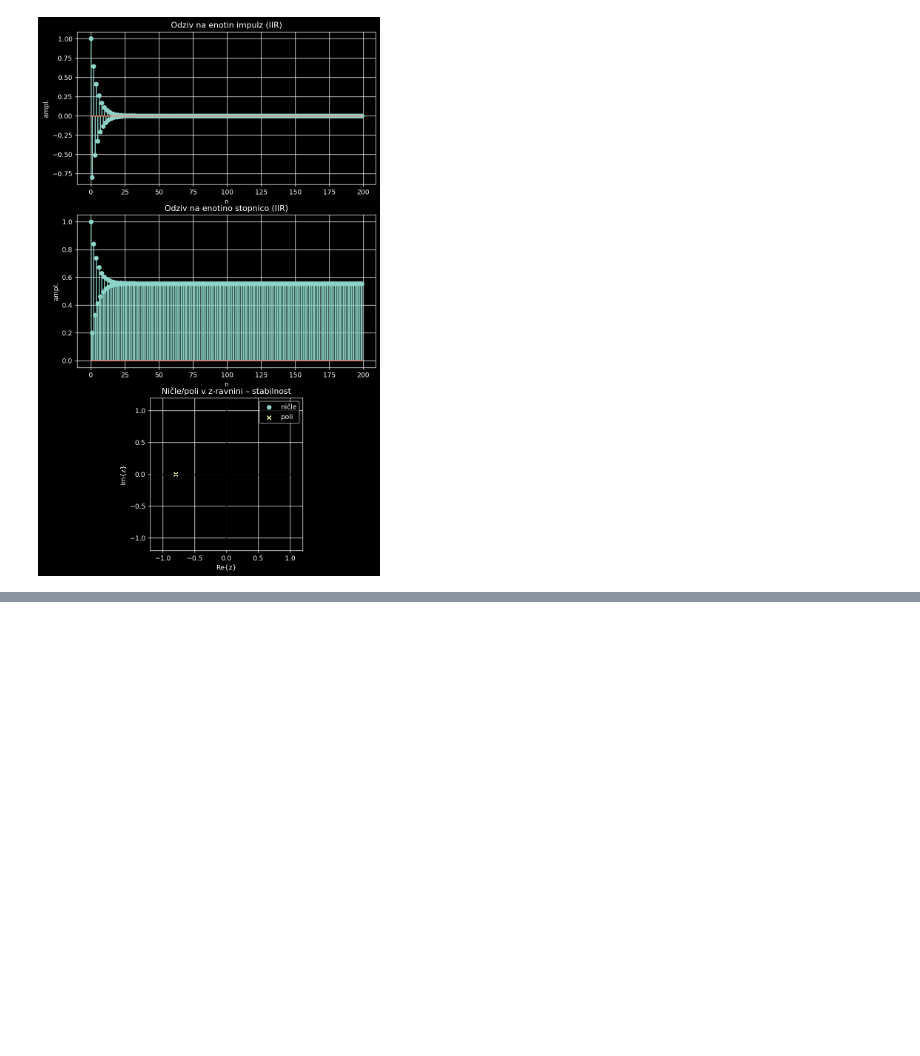
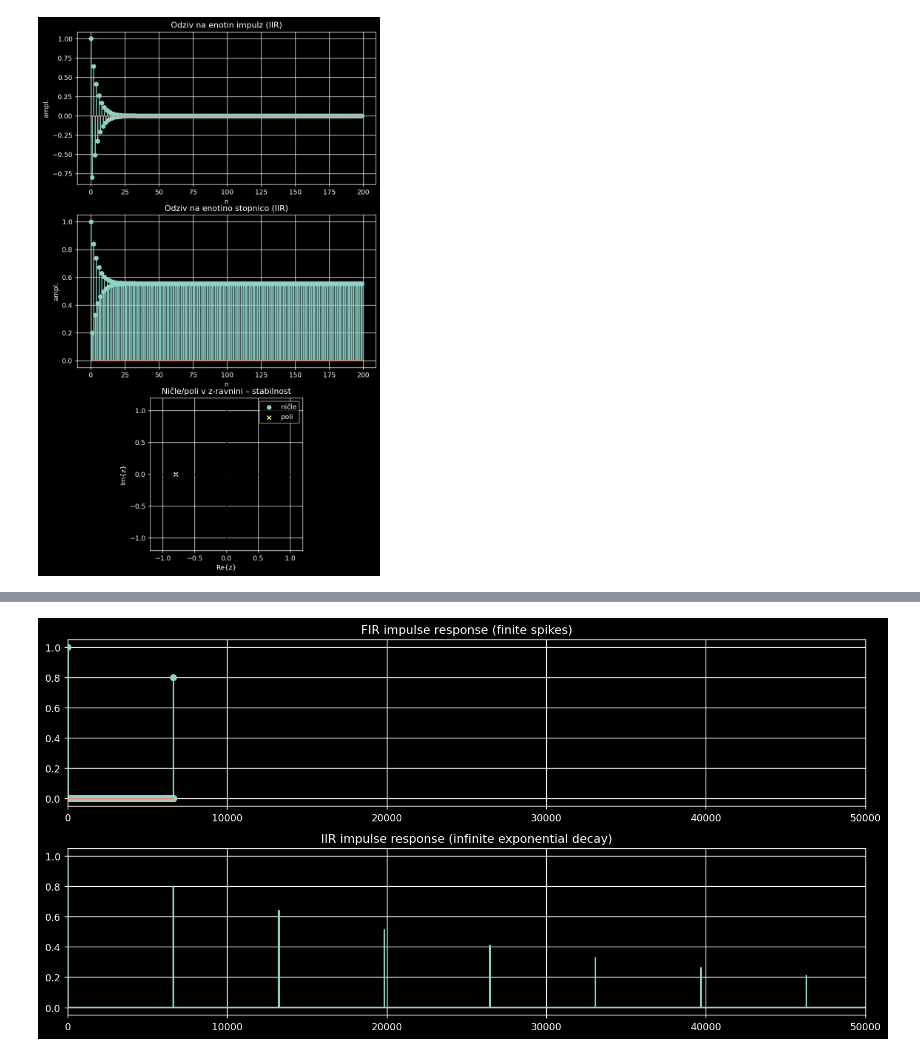
Before and after one commit to LAPSyLAB/DSP_Python_notes_and_examples, a Jupyter notebook: Predavanja/02_Diskretni_signali_in_sistemi/02_Diskretni_signali_in_sistemi.ipynb, the cells around one changed output, grey strips where cells are left out. Cells and saved outputs as stored; diff of their text form; code cells hidden in the pictures; blank space fills up the shorter version.

```diff
--- a/Predavanja/02_Diskretni_signali_in_sistemi/02_Diskretni_signali_in_sistemi.ipynb
+++ b/Predavanja/02_Diskretni_signali_in_sistemi/02_Diskretni_signali_in_sistemi.ipynb
@@ -372,0 +406,90 @@ Text(0, 0.5, 'Im{z}')
+# %%
+
+
+# -------------------------
+# Load WAV (mono or stereo → take left)
+# -------------------------
+WAV_PATH = "../../Data/Audio/danes_je_lep_dan.wav"
+sr, x = wavfile.read(WAV_PATH)
+
+# Convert to float32 [-1, 1]
+x = x.astype(np.float32)
+if x.dtype.kind in ('i', 'u'):
+    x /= np.iinfo(np.int16).max
+
+# Use left channel if stereo
+if x.ndim > 1:
+    x = x[:, 0]
+
+print("Sample rate:", sr, "samples:", len(x))
+
+# -------------------------
+# Parameters (simple manual control)
+# -------------------------
+delay_sec   = 0.30
+decay_fir   = 0.8
+repeats_fir = 1
+feedback_iir = 0.8        # |g| < 1 for stability
+
+# -------------------------
+# FIR echo using convolution
+# -------------------------
+D = int(delay_sec * sr)                       # delay in samples
+h_fir = np.zeros(D * repeats_fir + 1)         # FIR impulse response
+for k in range(repeats_fir + 1):
+    h_fir[k * D] = decay_fir ** k
+
+y_fir = np.convolve(x, h_fir)[:len(x)]
+
+# -------------------------
+# IIR echo using lfilter
+# -------------------------
+b = np.array([1.0])
+a = np.zeros(D + 1)
+a[0] = 1.0
+a[-1] = -feedback_iir
+
+y_iir = lfilter(b, a, x)
+
+# -------------------------
+# Impulse responses
+# -------------------------
+N = 50000                      # long visualization
+imp = np.zeros(N)
+imp[0] = 1.0
+
+ir_fir = h_fir
+ir_iir = lfilter(b, a, imp)
+
+# -------------------------
+# Plot impulse responses
+# -------------------------
+fig, axs = plt.subplots(2, 1, figsize=(12, 6))
+
+# FIR
+axs[0].stem(np.arange(len(ir_fir)), ir_fir)
+axs[0].set_title("FIR impulse response (finite spikes)")
+axs[0].set_xlim(0, N)
+axs[0].grid(True)
+
+# IIR
+axs[1].plot(ir_iir)
+axs[1].set_title("IIR impulse response (infinite exponential decay)")
+axs[1].set_xlim(0, N)
+axs[1].grid(True)
+
+plt.tight_layout()
+plt.show()
+
+# -------------------------
+# Playback
+# -------------------------
+print("Original")
+display(Audio(x, rate=sr))
+
+print("FIR echo")
+display(Audio(y_fir, rate=sr))
+
+print("IIR echo")
+display(Audio(y_iir, rate=sr))
+# %% [output]
@@ -372,0 +497 @@ Text(0, 0.5, 'Im{z}')
+[figure, added]
```
Also changed, not shown: parts of 8 cells of this notebook, 3 other files.
